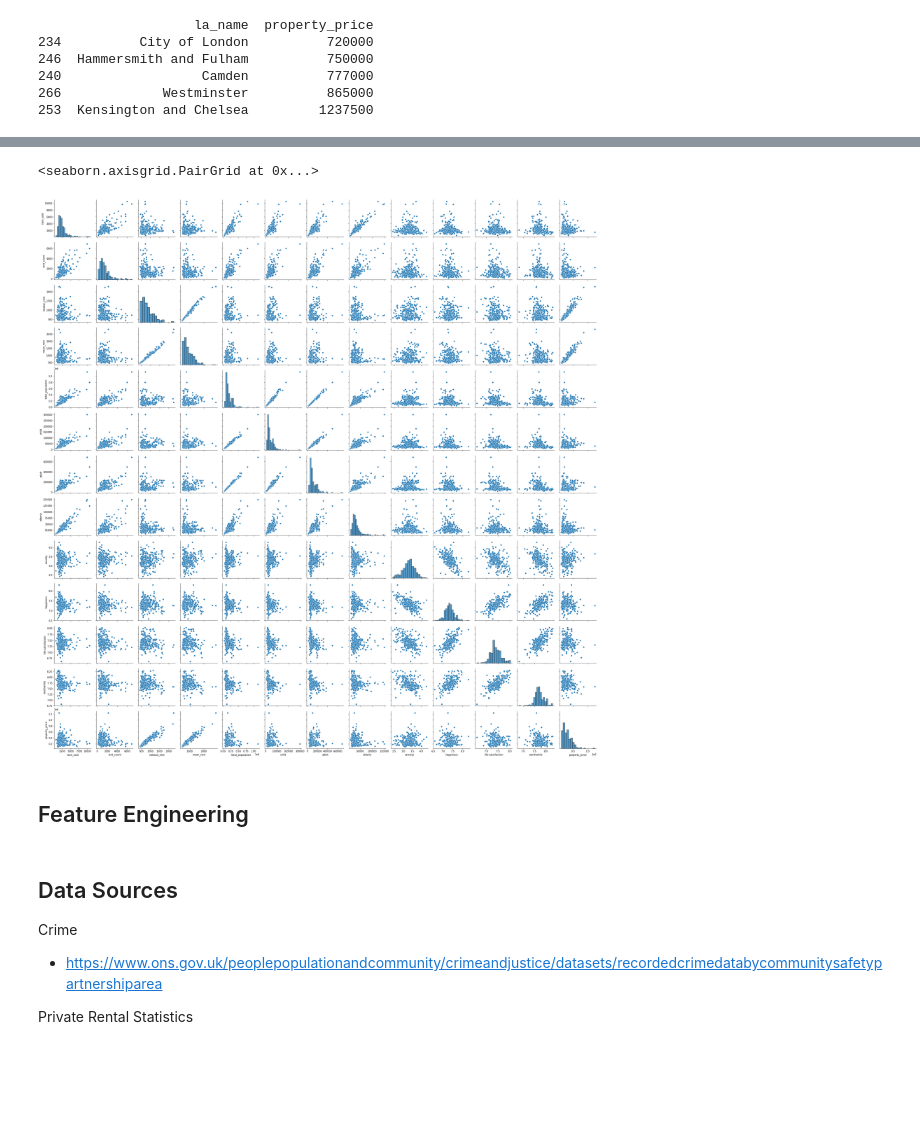
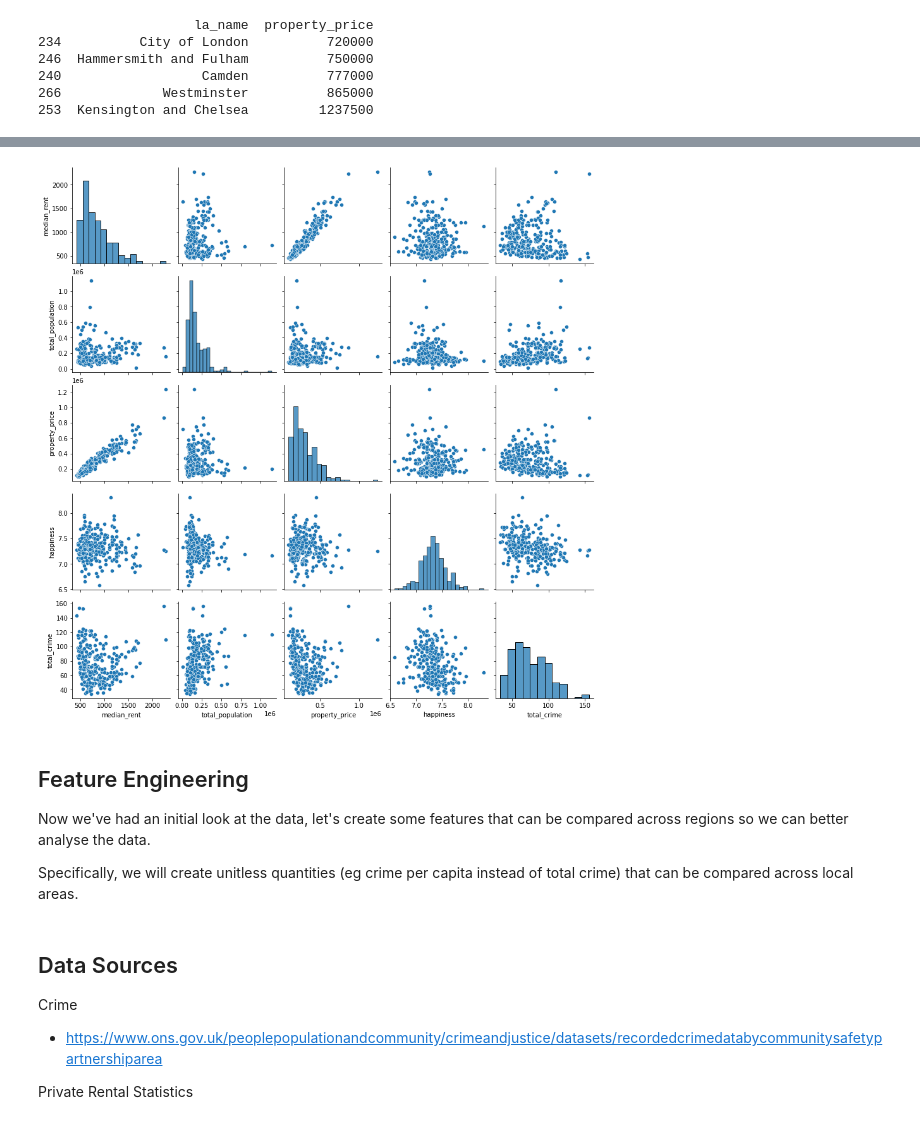
Before and after one commit to nikulpatel3141/ONS-Housing-Data, a Jupyter notebook: exploration.ipynb, the cells around one changed output, grey strips where cells are left out. Cells and saved outputs as stored; diff of their text form; code cells hidden in the pictures; blank space fills up the shorter version.

Commit message:
finish initial exploration

```diff
--- a/exploration.ipynb
+++ b/exploration.ipynb
@@ -155,11 +165,16 @@ print(joined.iloc[i][["la_name", "property_price"]])
 # %%
 import seaborn as sns
-sns.pairplot(joined)
+
+pairplot_subset = ["median_rent", "total_population", "property_price", "happiness", "total_crime"]
+sns.pairplot(joined[pairplot_subset])
+plt.show()
 # %% [output]
-<seaborn.axisgrid.PairGrid at 0x...>
-[figure, old version]
+[figure, new version]
-# %% [markdown]
-## Feature Engineering
+# %% [markdown]
+## Feature Engineering
+Now we've had an initial look at the data, let's create some features that can be compared across regions so we can better analyse the data.
+
+Specifically, we will create unitless quantities (eg crime per capita instead of total crime) that can be compared across local areas.
 # %%
 from geopy.geocoders import Nominatim
 
```
Also changed, not shown: parts of 2 cells of this notebook.
